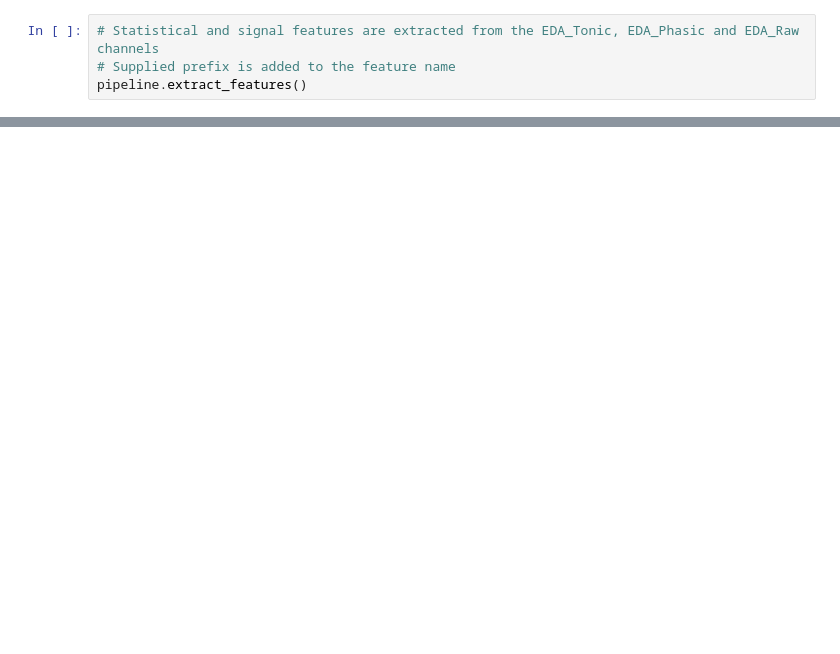
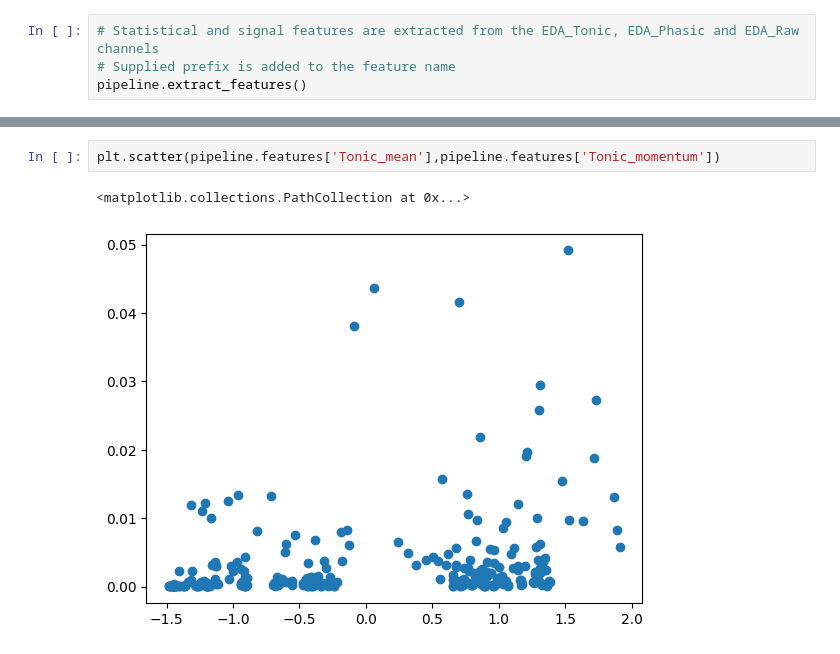
Before and after one commit to obss/BIOBSS, a Jupyter notebook: examples/gsr_pipeline.ipynb, the cells around one changed output, grey strips where cells are left out. Drawn from its saved outputs; the diff is of its cells as text; blank space fills up the shorter version.

```diff
--- a/examples/gsr_pipeline.ipynb
+++ b/examples/gsr_pipeline.ipynb
@@ -189,0 +188,5 @@ pipeline.features
+# %%
+plt.scatter(pipeline.features['Tonic_mean'],pipeline.features['Tonic_momentum'])
+# %% [output]
+<matplotlib.collections.PathCollection at 0x...>
+[figure, added]
```
Also changed, not shown: parts of 8 cells of this notebook, 5 other files.
